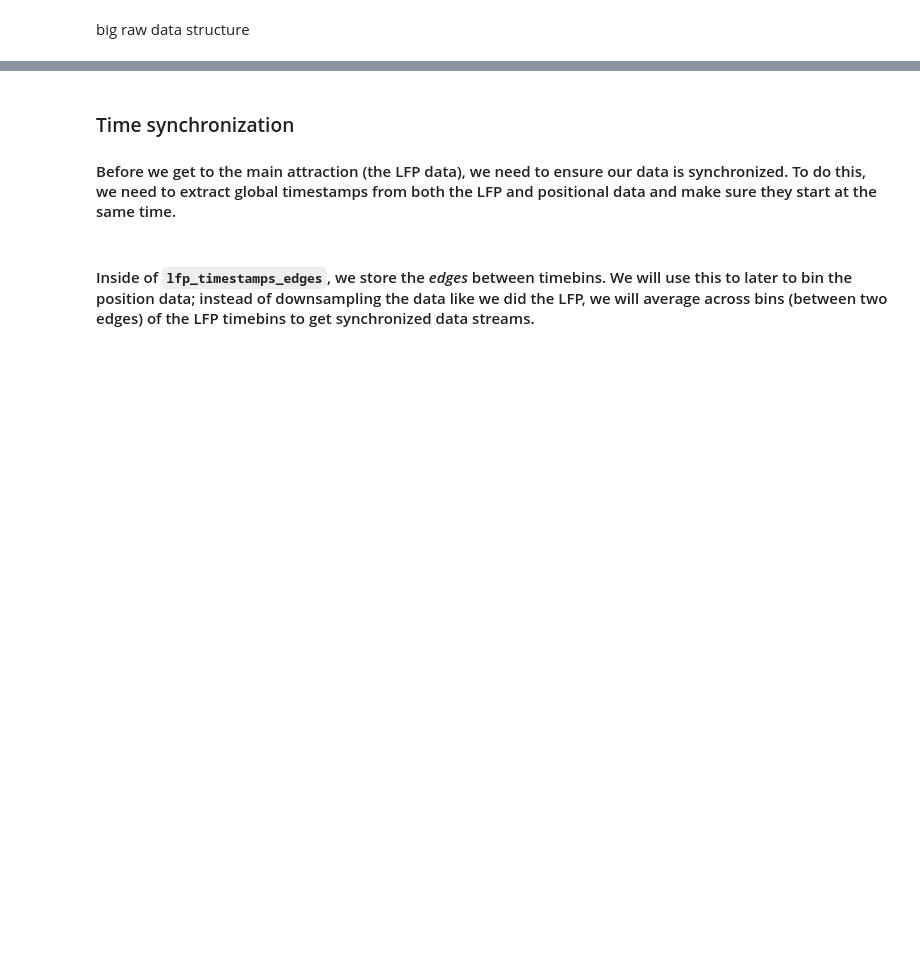
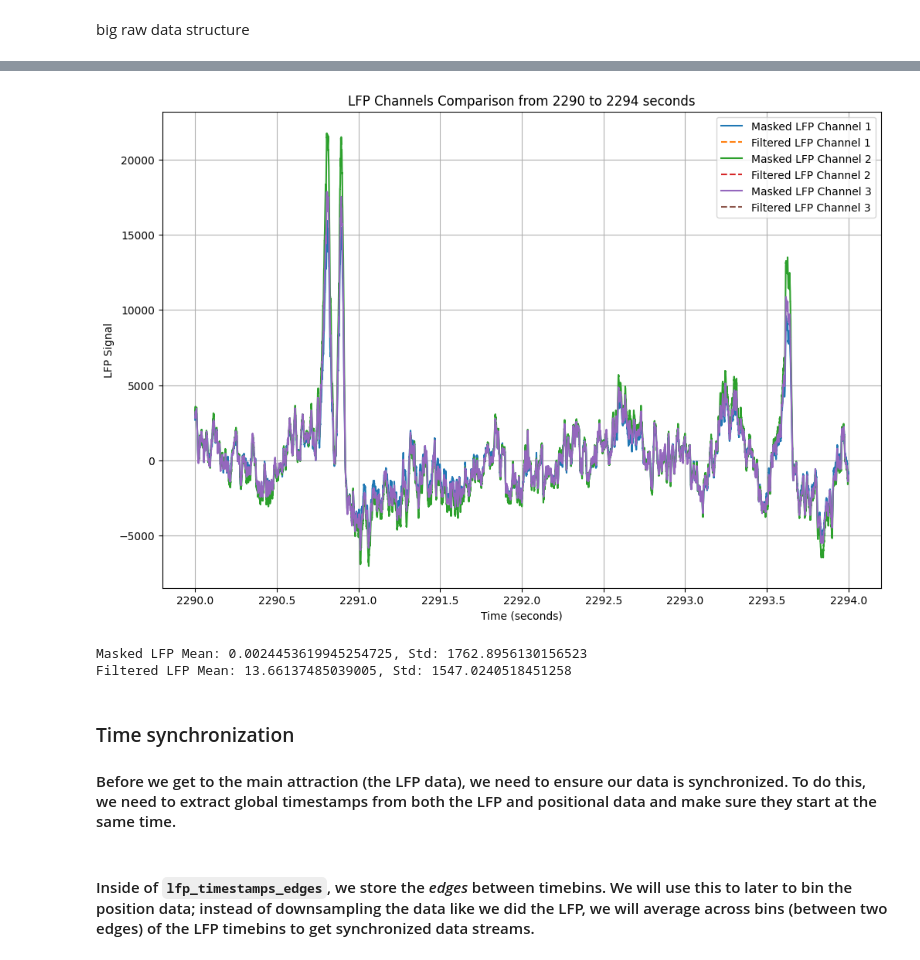
Before and after one commit to ben-toker/batTIMBRE, a Jupyter notebook: currentobjectives.ipynb, the cells around one changed output, grey strips where cells are left out. Saved outputs shown, nothing was run; the diff lists cells and outputs as text; code cells hidden in the pictures; blank space fills up the shorter version.

```diff
--- a/currentobjectives.ipynb
+++ b/currentobjectives.ipynb
@@ -34,3 +152,43 @@ AttributeError: 'dict' object has no attribute 'shape'
+# %%
+# Define the start and end time for the comparison (in seconds)
+start_time = 2290
+end_time = 2294
+
+# Convert timestamps from microseconds to seconds
+timestamps_sec = masked_BIGRAW[:, 0] / 1e6
+
+# Find the indices corresponding to the start and end time
+start_index = np.searchsorted(timestamps_sec, start_time)
+end_index = np.searchsorted(timestamps_sec, end_time)
+
+# Slice the data for the required duration
+masked_slice = masked_BIGRAW[start_index:end_index]
+filtered_slice = filtered_BIGRAW[start_index:end_index]
+
+# Plot the comparison for the first few channels
+plt.figure(figsize=(12, 8))
+for channel in range(3):  # Adjust the range to plot more channels if needed
+    plt.plot(masked_slice[:, 0] / 1e6, masked_slice[:, channel + 1], label=f'Masked LFP Channel {channel + 1}')
+    plt.plot(filtered_slice[:, 0] / 1e6, filtered_slice[:, channel + 1], linestyle='--', label=f'Filtered LFP Channel {channel + 1}')
+
+plt.xlabel('Time (seconds)')
+plt.ylabel('LFP Signal')
+plt.title(f'LFP Channels Comparison from {start_time} to {end_time} seconds')
+plt.legend()
+plt.grid(True)
+plt.show()
+# %% [output]
+[figure, added]
+# %%
+# Compute mean and standard deviation of LFP data before and after masking
+masked_mean, masked_std = np.mean(masked_BIGRAW[:, 1:-3]), np.std(masked_BIGRAW[:, 1:-3])
+filtered_mean, filtered_std = np.mean(filtered_BIGRAW[:, 1:-4]), np.std(filtered_BIGRAW[:, 1:-4])
+
+print(f"Masked LFP Mean: {masked_mean}, Std: {masked_std}")
+print(f"Filtered LFP Mean: {filtered_mean}, Std: {filtered_std}")
+# %% [output]
+Masked LFP Mean: 0.0024453619945254725, Std: 1762.8956130156523
+Filtered LFP Mean: 13.66137485039005, Std: 1547.0240518451258
 # %% [markdown]
 ### Time synchronization
 #### Before we get to the main attraction (the LFP data), we need to ensure our data is synchronized. To do this, we need to extract global timestamps from both the LFP and positional data and make sure they start at the same time.
```
Also changed, not shown: parts of 8 cells of this notebook, 2 other files.
